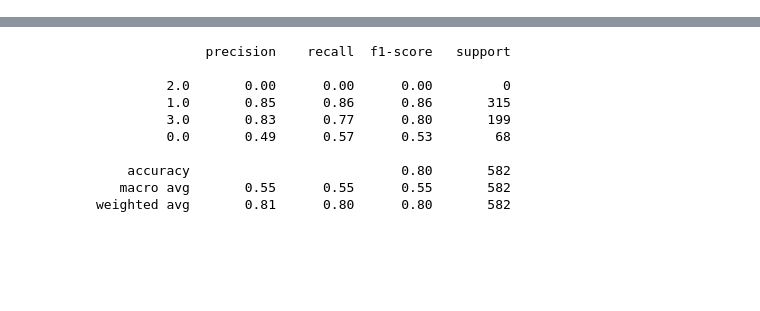
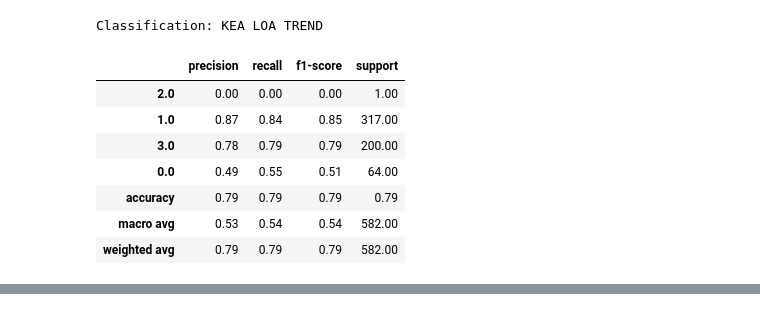
Before and after one commit to miromanestar/LomaGeology, a Jupyter notebook: src/classifer.ipynb, the cells around one changed output, grey strips where cells are left out. Cells and saved outputs as stored; diff of their text form; code cells hidden in the pictures; blank space fills up the shorter version.

Commit message:
Created DecisionTree report

```diff
--- a/src/classifer.ipynb
+++ b/src/classifer.ipynb
@@ -11,10 +11,11 @@ from sklearn.metrics import classification_report
 
 df = pd.read_excel('../data/hawaii-5-11-22.xls', sheet_name='Complete')
 # %%
+classes = ['ISLAND', 'VOLCANO', 'KEA LOA TREND']
+class_ident = classes[2]
+
 primaries = df[[
-    # "ISLAND",
-    # "VOLCANO",
-    "KEA LOA TREND",
+    class_ident,
     # Major Elements
     "SIO2(WT%)",
     "AL2O3(WT%)",
@@ -40,49 +41,54 @@ Number of samples: 2909
 | 3 | 2.0 | 51.45 | 13.83 | 2.19 | 10.866694 | 10.58 | 6.50 | 0.57 | 2.46 |
 | 4 | 2.0 | 51.00 | 14.15 | 2.19 | 10.571404 | 10.56 | 6.16 | 0.60 | 2.47 |
 # %%
-class_ident = 'KEA LOA TREND'
-
 classifier = tree.DecisionTreeClassifier()
 # shuffled = primaries.drop(['VOLCANO', 'ISLAND'], axis = 1).sample(frac=1)
 shuffled = primaries.sample(frac = 1)
 
 # Split data into training and test sets
 train_size = math.floor(len(shuffled) * 0.8)
 train = shuffled[:train_size]
 test_count = len(shuffled) - train_size
 
 data = shuffled.drop([class_ident], axis = 1)
 classifier.fit(data[0:][:train_size], shuffled[class_ident][:train_size])
+
+report = classification_report(
+    shuffled[-test_count:][class_ident],
+    classifier.predict(data[0:][-test_count:]),
+    target_names = [str(x) for x in primaries[class_ident].unique()],
+    output_dict=True
+)
+
+final = pd.DataFrame(report).transpose()
+print(f'Classification: {class_ident}')
+display(final.round(2))
+final.round(2).to_csv(f'../trees/dt-{class_ident}.csv')
 
 # plt.figure(figsize=(40,20))
 # tree.plot_tree(classifier, fontsize=10)
 
 dot_data = tree.export_graphviz(
     classifier,
     out_file=None,
     feature_names=primaries.columns[1:],
     filled=True,
     rounded=True,
     class_names=[str(x) for x in primaries[class_ident].unique()],
 )
 graph = graphviz.Source(dot_data)
-SVG(graph.pipe(format='svg'))
+graph.format = 'pdf'
+graph.render(f'../trees/dt-{class_ident}', view=True)
+graph
+# SVG(graph.pipe(format='svg'))
 # %% [output]
+Classification: KEA LOA TREND
+|  | precision | recall | f1-score | support |
+| 2.0 | 0.00 | 0.00 | 0.00 | 1.00 |
+| 1.0 | 0.87 | 0.84 | 0.85 | 317.00 |
+| 3.0 | 0.78 | 0.79 | 0.79 | 200.00 |
+| 0.0 | 0.49 | 0.55 | 0.51 | 64.00 |
+| accuracy | 0.79 | 0.79 | 0.79 | 0.79 |
+| macro avg | 0.53 | 0.54 | 0.54 | 582.00 |
+| weighted avg | 0.79 | 0.79 | 0.79 | 582.00 |
 [drawing not drawn]
-# %%
-print(classification_report(
-    shuffled[-test_count:][class_ident],
-    classifier.predict(data[0:][-test_count:]),
-    target_names = [str(x) for x in primaries[class_ident].unique()]
-))
-# %% [output]
-              precision    recall  f1-score   support
-
-         2.0       0.00      0.00      0.00         0
-         1.0       0.85      0.86      0.86       315
-         3.0       0.83      0.77      0.80       199
-         0.0       0.49      0.57      0.53        68
-
-    accuracy                           0.80       582
-   macro avg       0.55      0.55      0.55       582
-weighted avg       0.81      0.80      0.80       582
```
Also changed, not shown: 11 other files.
